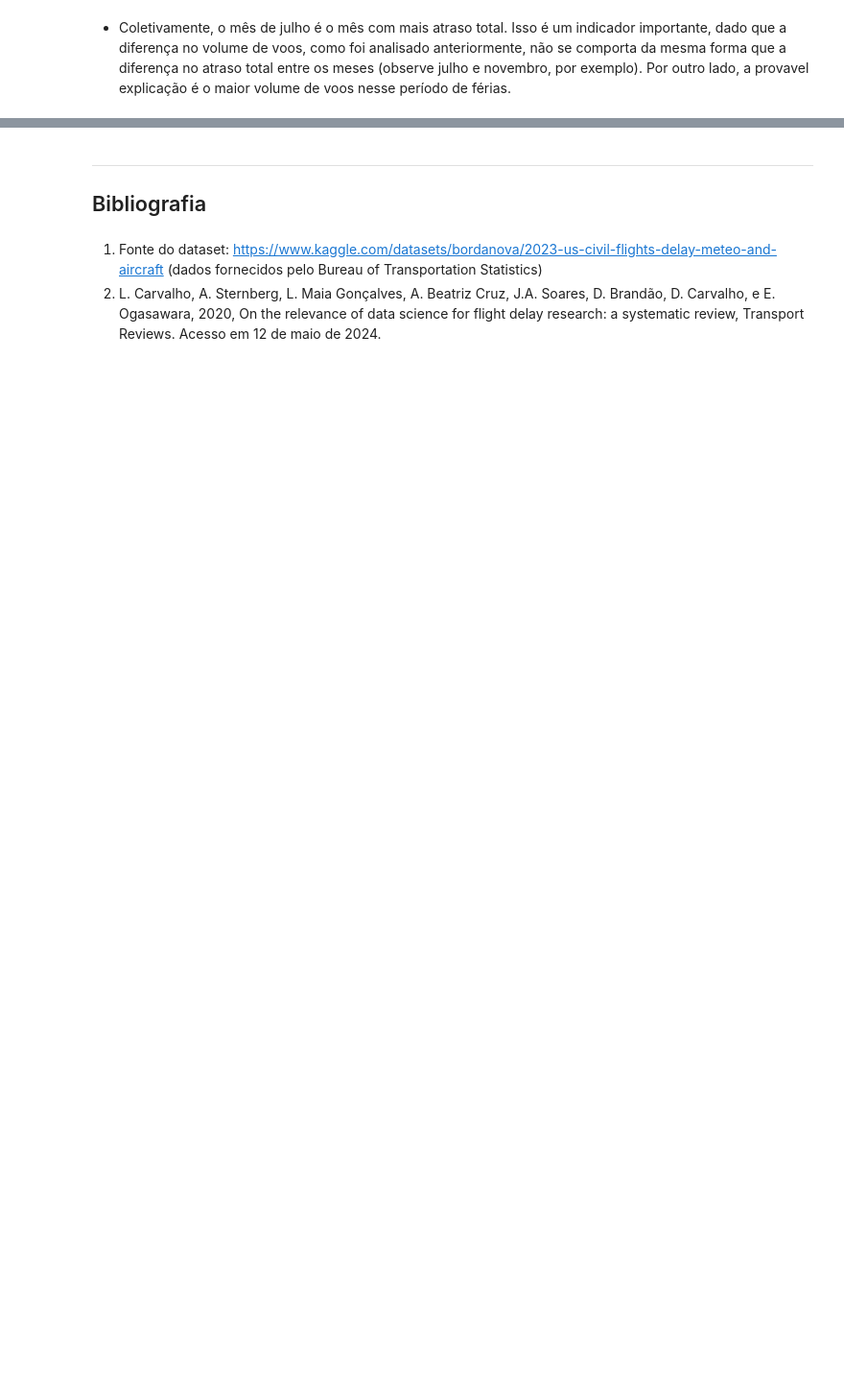
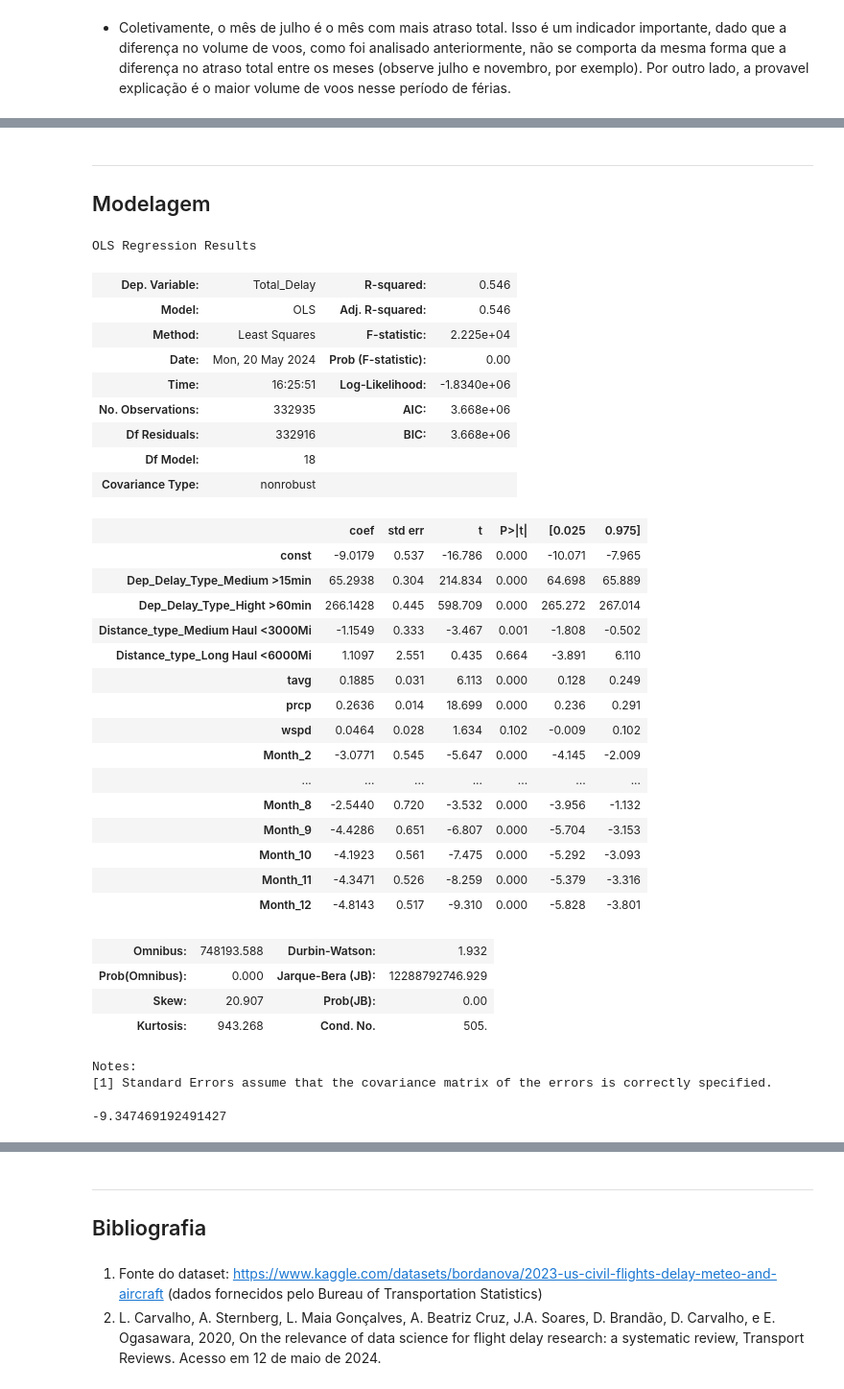
Before and after one commit to thomaskmk/cdados-3, a Jupyter notebook: teste.ipynb, the cells around one changed output, grey strips where cells are left out. Shown at 96% size. Saved outputs shown, nothing was run; the diff lists cells and outputs as text; code cells hidden in the pictures; blank space fills up the shorter version.

Commit message:
modelo de regressão simples

```diff
--- a/teste.ipynb
+++ b/teste.ipynb
@@ -81,3 +84,14 @@ dados_clima = pd.read_csv('weather_meteo_by_airport.csv')
+# %%
+def regress(Y,X):
+    '''
+    Y: coluna do DataFrame utilizada como variável resposta (TARGET)
+    X: coluna(s) do DataFrame utilizadas como variável(is) explicativas (FEATURES)
+    '''
+    X_cp = sm.add_constant(X)
+    model = sm.OLS(Y,X_cp)
+    results = model.fit()
+
+    return results
 # %% [markdown]
 
 ### Limpeza e pré-processamento de dados
@@ -355,0 +432,42 @@ plt.show()
+# %% [markdown]
+----
+## Modelagem
+# %%
+X = dados_quant.drop('Total_Delay', axis=1)
+Y = dados_quant['Total_Delay']
+
+results = regress(Y, X)
+results.summary()
+# %% [output]
+OLS Regression Results
+| Dep. Variable: | Total_Delay | R-squared: | 0.546 |
+| Model: | OLS | Adj. R-squared: | 0.546 |
+| Method: | Least Squares | F-statistic: | 2.225e+04 |
+| Date: | Mon, 20 May 2024 | Prob (F-statistic): | 0.00 |
+| Time: | 16:25:51 | Log-Likelihood: | -1.8340e+06 |
+| No. Observations: | 332935 | AIC: | 3.668e+06 |
+| Df Residuals: | 332916 | BIC: | 3.668e+06 |
+| Df Model: | 18 |  |  |
+| Covariance Type: | nonrobust |  |  |
+|  | coef | std err | t | P>|t| | [0.025 | 0.975] |
+| const | -9.0179 | 0.537 | -16.786 | 0.000 | -10.071 | -7.965 |
+| Dep_Delay_Type_Medium >15min | 65.2938 | 0.304 | 214.834 | 0.000 | 64.698 | 65.889 |
+| Dep_Delay_Type_Hight >60min | 266.1428 | 0.445 | 598.709 | 0.000 | 265.272 | 267.014 |
+| Distance_type_Medium Haul <3000Mi | -1.1549 | 0.333 | -3.467 | 0.001 | -1.808 | -0.502 |
+| Distance_type_Long Haul <6000Mi | 1.1097 | 2.551 | 0.435 | 0.664 | -3.891 | 6.110 |
+| tavg | 0.1885 | 0.031 | 6.113 | 0.000 | 0.128 | 0.249 |
+| prcp | 0.2636 | 0.014 | 18.699 | 0.000 | 0.236 | 0.291 |
+| wspd | 0.0464 | 0.028 | 1.634 | 0.102 | -0.009 | 0.102 |
+| Month_2 | -3.0771 | 0.545 | -5.647 | 0.000 | -4.145 | -2.009 |
+| ... | ... | ... | ... | ... | ... | ... |
+| Month_8 | -2.5440 | 0.720 | -3.532 | 0.000 | -3.956 | -1.132 |
+| Month_9 | -4.4286 | 0.651 | -6.807 | 0.000 | -5.704 | -3.153 |
+| Month_10 | -4.1923 | 0.561 | -7.475 | 0.000 | -5.292 | -3.093 |
+| Month_11 | -4.3471 | 0.526 | -8.259 | 0.000 | -5.379 | -3.316 |
+| Month_12 | -4.8143 | 0.517 | -9.310 | 0.000 | -5.828 | -3.801 |
+| Omnibus: | 748193.588 | Durbin-Watson: | 1.932 |
+| Prob(Omnibus): | 0.000 | Jarque-Bera (JB): | 12288792746.929 |
+| Skew: | 20.907 | Prob(JB): | 0.00 |
+| Kurtosis: | 943.268 | Cond. No. | 505. |
+Notes:
+[1] Standard Errors assume that the covariance matrix of the errors is correctly specified.
@@ -355,0 +488,4 @@ plt.show()
+# %%
+print(reg_model.intercept_)
+# %% [output]
+-9.347469192491427
```
Also changed, not shown: parts of 20 cells of this notebook.
